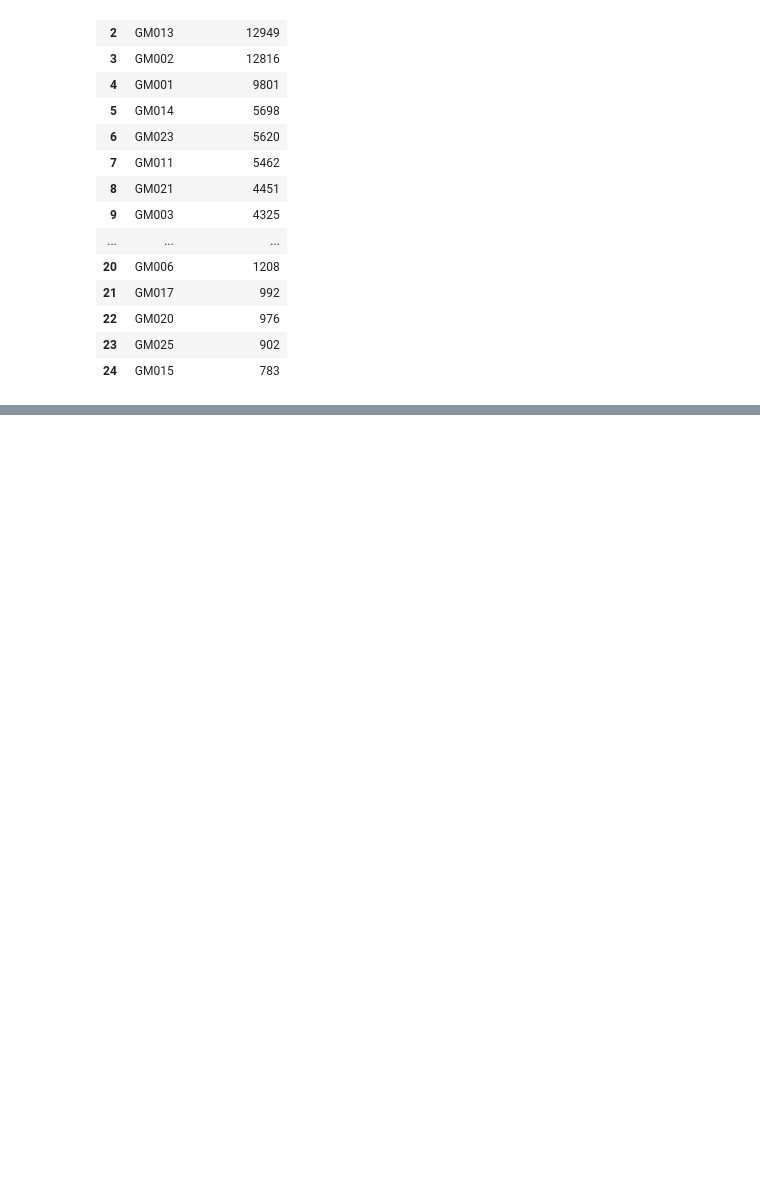
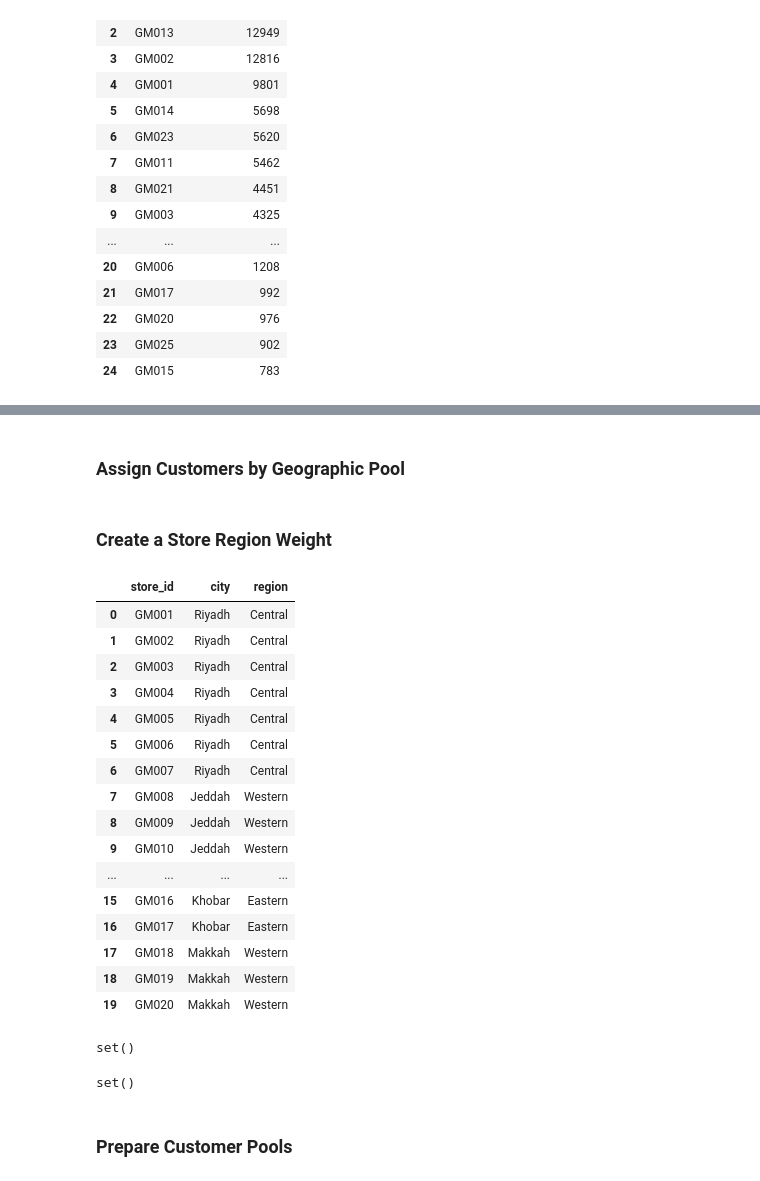
Before and after one commit to Abu-Hozaifa-Retail-Analyst/Retail-Sales-And-Store-Performance-Analytics, a Jupyter notebook: python/05_generate_sales_transactions.ipynb, the cells around one changed output, grey strips where cells are left out. Drawn from its saved outputs; the diff is of its cells as text; code cells hidden in the pictures; blank space fills up the shorter version.

Commit message:
Add customer assignment and purchase behavior

```diff
--- a/python/05_generate_sales_transactions.ipynb
+++ b/python/05_generate_sales_transactions.ipynb
@@ -894,0 +1034,36 @@ store_transaction_distribution
+# %% [markdown]
+### Assign Customers by Geographic Pool
+# %% [markdown]
+### Create a Store Region Weight
+# %%
+df_store[
+    ["store_id", "city", "region"]
+].head(20)
+# %% [output]
+|  | store_id | city | region |
+| 0 | GM001 | Riyadh | Central |
+| 1 | GM002 | Riyadh | Central |
+| 2 | GM003 | Riyadh | Central |
+| 3 | GM004 | Riyadh | Central |
+| 4 | GM005 | Riyadh | Central |
+| 5 | GM006 | Riyadh | Central |
+| 6 | GM007 | Riyadh | Central |
+| 7 | GM008 | Jeddah | Western |
+| 8 | GM009 | Jeddah | Western |
+| 9 | GM010 | Jeddah | Western |
+| ... | ... | ... | ... |
+| 15 | GM016 | Khobar | Eastern |
+| 16 | GM017 | Khobar | Eastern |
+| 17 | GM018 | Makkah | Western |
+| 18 | GM019 | Makkah | Western |
+| 19 | GM020 | Makkah | Western |
+# %%
+set(df_customer["city"]) - set(df_store["city"])
+# %% [output]
+set()
+# %%
+set(df_store["city"]) - set(df_customer["city"])
+# %% [output]
+set()
+# %% [markdown]
+### Prepare Customer Pools
```
Also changed, not shown: parts of 43 cells of this notebook.
